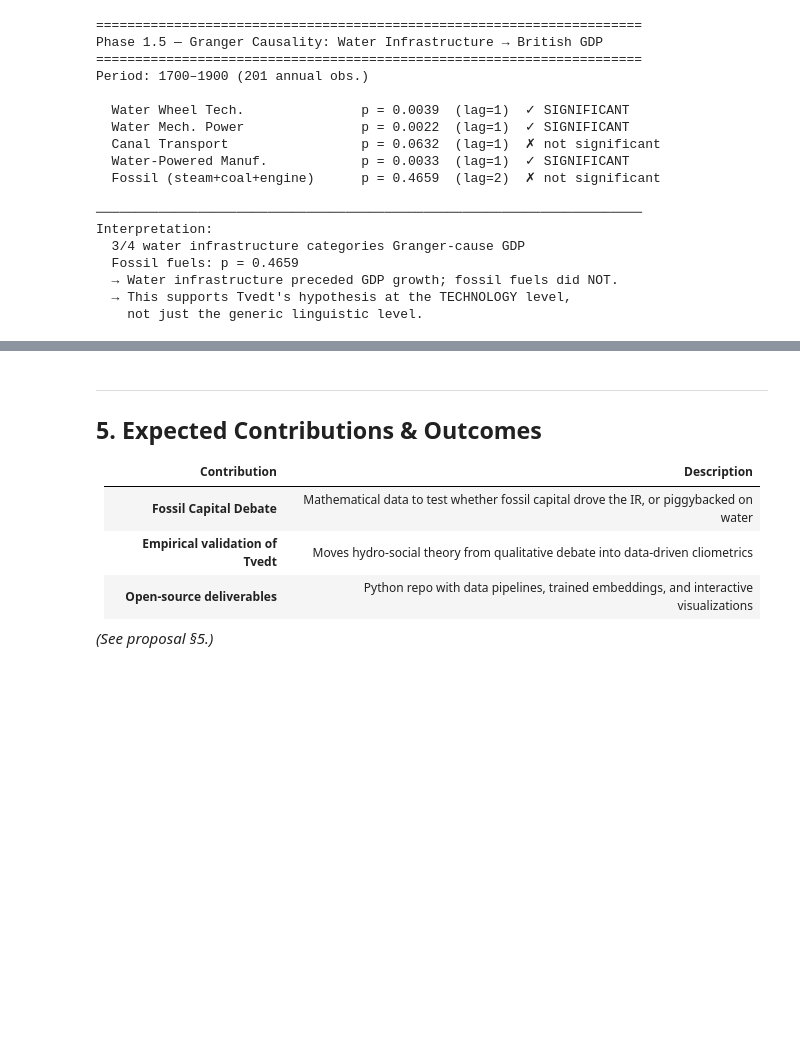
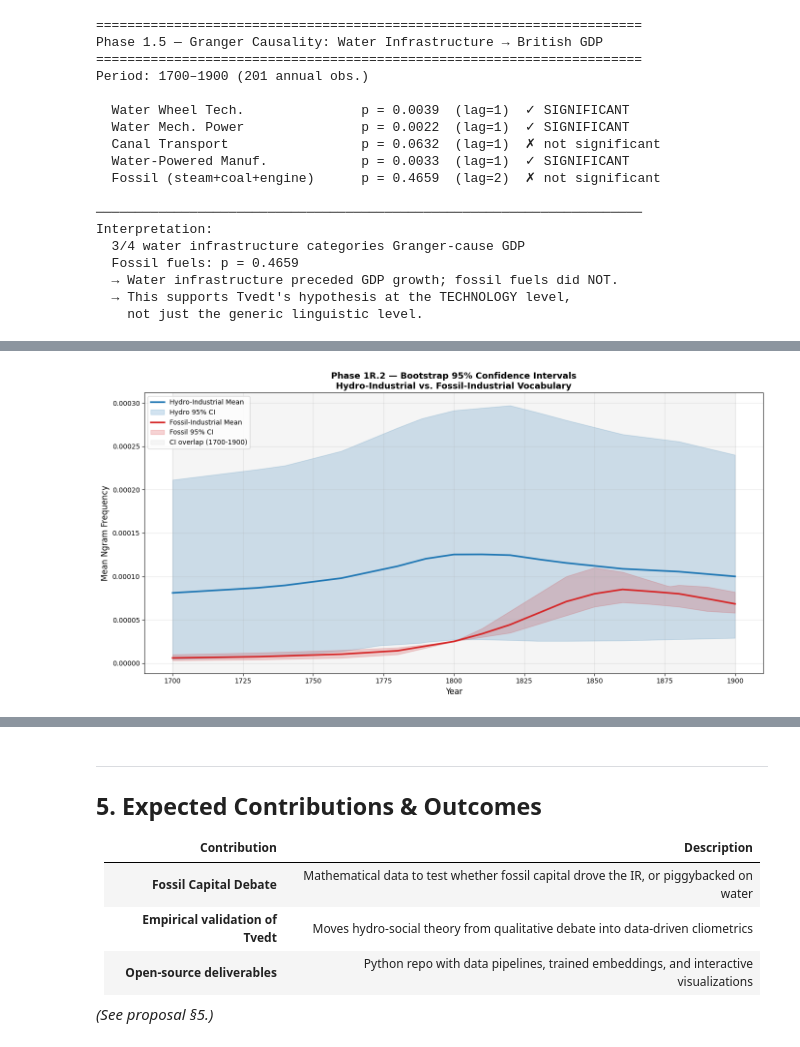
Before and after one commit to percw/water_and_society, a Jupyter notebook: hydro_social_analysis_executed.ipynb, the cells around one changed output, grey strips where cells are left out. Saved outputs shown, nothing was run; the diff lists cells and outputs as text; code cells hidden in the pictures; blank space fills up the shorter version.

```diff
--- a/hydro_social_analysis_executed.ipynb
+++ b/hydro_social_analysis_executed.ipynb
@@ -691,0 +804,80 @@ Interpretation:
+# %%
+# ── Phase 1R.2  Bootstrap Confidence Intervals ──────────────────────────────
+# Problem: Our composite "hydro-industrial" and "fossil-industrial" means are
+# computed from small word groups (4 and 3 words respectively). The choice of
+# words affects the result. Bootstrap resampling quantifies this uncertainty.
+#
+# Method: For each year, resample with replacement from the word group N times
+# to build a distribution of the group mean, then extract 95% CIs.
+
+np.random.seed(42)
+N_BOOT = 10000
+
+def bootstrap_ci(df, word_list, n_boot=N_BOOT, ci=95):
+    """Bootstrap confidence interval for the mean of a word group per year."""
+    cols = [w for w in word_list if w in df.columns]
+    data = df[cols].values  # (n_years, n_words)
+    n_words = data.shape[1]
+
+    boot_means = np.zeros((n_boot, data.shape[0]))
+    for b in range(n_boot):
+        idx = np.random.randint(0, n_words, size=n_words)
+        boot_means[b] = data[:, idx].mean(axis=1)
+
+    lo = np.percentile(boot_means, (100 - ci) / 2, axis=0)
+    hi = np.percentile(boot_means, 100 - (100 - ci) / 2, axis=0)
+    mean = data.mean(axis=1)
+    return mean, lo, hi
+
+# Compute CIs
+hydro_mean_b, hydro_lo, hydro_hi = bootstrap_ci(df_ngram, HYDRO_WORDS)
+fossil_mean_b, fossil_lo, fossil_hi = bootstrap_ci(df_ngram, FOSSIL_WORDS)
+
+years = df_ngram.index.values
+
+fig, ax = plt.subplots(figsize=(14, 7))
+ax.plot(years, hydro_mean_b, color='tab:blue', lw=2.5, label='Hydro-Industrial Mean')
+ax.fill_between(years, hydro_lo, hydro_hi, color='tab:blue', alpha=0.2, label='Hydro 95% CI')
+ax.plot(years, fossil_mean_b, color='tab:red', lw=2.5, label='Fossil-Industrial Mean')
+ax.fill_between(years, fossil_lo, fossil_hi, color='tab:red', alpha=0.2, label='Fossil 95% CI')
+
+# Mark where CIs overlap (if anywhere)
+overlap = (hydro_lo <= fossil_hi) & (fossil_lo <= hydro_hi)
+if overlap.any():
+    overlap_start = years[overlap][0]
+    overlap_end = years[overlap][-1]
+    ax.axvspan(overlap_start, overlap_end, alpha=0.08, color='gray',
+               label=f'CI overlap ({overlap_start}-{overlap_end})')
+
+ax.set_xlabel('Year', fontsize=12)
+ax.set_ylabel('Mean Ngram Frequency', fontsize=12)
+ax.set_title('Phase 1R.2 — Bootstrap 95% Confidence Intervals\n'
+             'Hydro-Industrial vs. Fossil-Industrial Vocabulary',
+             fontsize=13, fontweight='bold')
+ax.legend(fontsize=10)
+ax.grid(True, alpha=0.3)
+fig.tight_layout()
+fig.savefig('data/phase1r_bootstrap_ci.png', dpi=150, bbox_inches='tight')
+plt.show()
+
+# Summary statistics
+print(f"Bootstrap resamples: {N_BOOT}")
+print(f"Hydro words: {[w for w in HYDRO_WORDS if w in df_ngram.columns]}")
+print(f"Fossil words: {[w for w in FOSSIL_WORDS if w in df_ngram.columns]}")
+print(f"\nCI overlap years: {years[overlap].tolist() if overlap.any() else 'NONE'}")
+if overlap.any():
+    n_overlap = overlap.sum()
+    n_total = len(years)
+    # Check for the critical period (1765-1800) where hydro should lead
+    critical = (years >= 1765) & (years <= 1800)
+    critical_overlap = overlap & critical
+    print(f"CI overlap: {n_overlap}/{n_total} years ({n_overlap/n_total*100:.0f}%)")
+    print(f"Critical period 1765-1800 overlap: {critical_overlap.sum()}/{critical.sum()} years")
+    print(f"\nNOTE: With only {len([w for w in HYDRO_WORDS if w in df_ngram.columns])} hydro and "
+          f"{len([w for w in FOSSIL_WORDS if w in df_ngram.columns])} fossil words,")
+    print(f"bootstrap CIs are wide. This honestly reflects vocabulary-choice uncertainty.")
+    print(f"The CIs quantify HOW MUCH the specific word selection matters.")
+else:
+    print(f"No CI overlap — separation is robust to word-choice uncertainty.")
+# %% [output]
+[figure, added]
```
Also changed, not shown: parts of 6 cells of this notebook, 4 other files.
